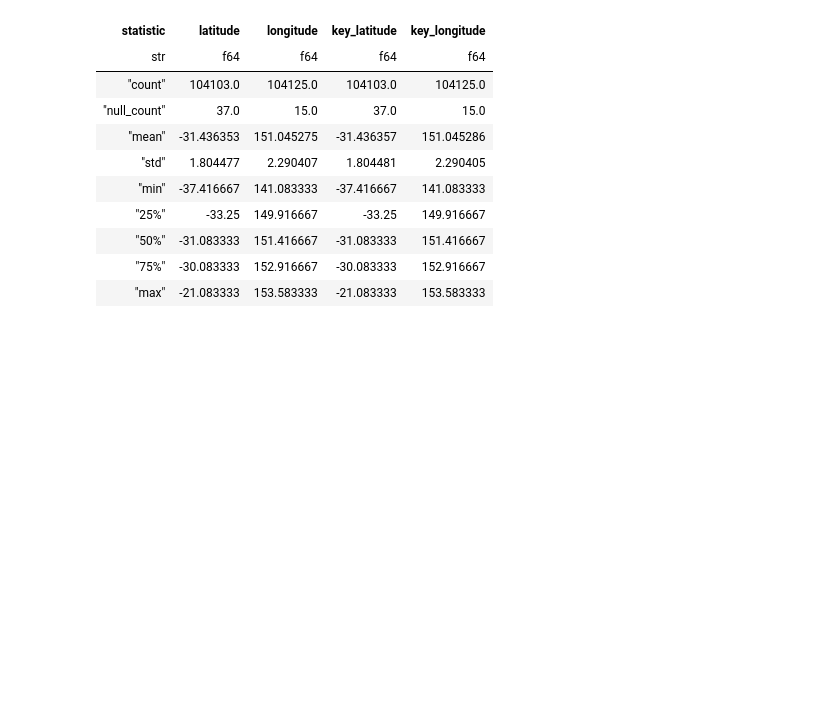
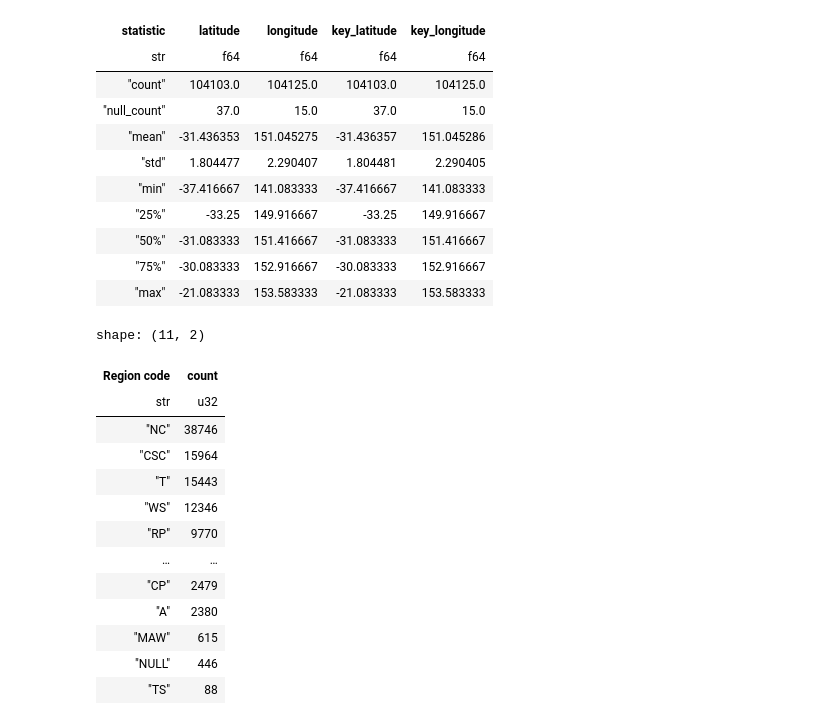
Before and after one commit to Rageon787/my-nswba-work, a Jupyter notebook: birds_python.ipynb, the cells around one changed output. Drawn from its saved outputs; the diff is of its cells as text; code cells hidden in the pictures; blank space fills up the shorter version.

```diff
--- a/birds_python.ipynb
+++ b/birds_python.ipynb
@@ -330,3 +354,32 @@ shape: (9, 5)
 | "50%" | -31.083333 | 151.416667 | -31.083333 | 151.416667 |
 | "75%" | -30.083333 | 152.916667 | -30.083333 | 152.916667 |
 | "max" | -21.083333 | 153.583333 | -21.083333 | 153.583333 |
+# %%
+# Number of regions in the dataset - 9 Regions
+des['Region code'].value_counts(sort = True)
+
+region_names = {"NC": "Northern Coast",
+                "RP": "Riverine Plane",
+                "A": "Arid",
+                "CSC": "Central and South Coast",
+                "WS": "Western Slopes",
+                "T": "Tablelands",
+                "MAW": "Malee and Acacia Woodlands",
+                "CP": "Central Peneplain",
+                "TS": "Tasman Sea"
+                }
+# %% [output]
+shape: (11, 2)
+| Region code | count |
+| str | u32 |
+| "NC" | 38746 |
+| "CSC" | 15964 |
+| "T" | 15443 |
+| "WS" | 12346 |
+| "RP" | 9770 |
+| … | … |
+| "CP" | 2479 |
+| "A" | 2380 |
+| "MAW" | 615 |
+| "NULL" | 446 |
+| "TS" | 88 |
```
Also changed, not shown: parts of 4 cells of this notebook.
